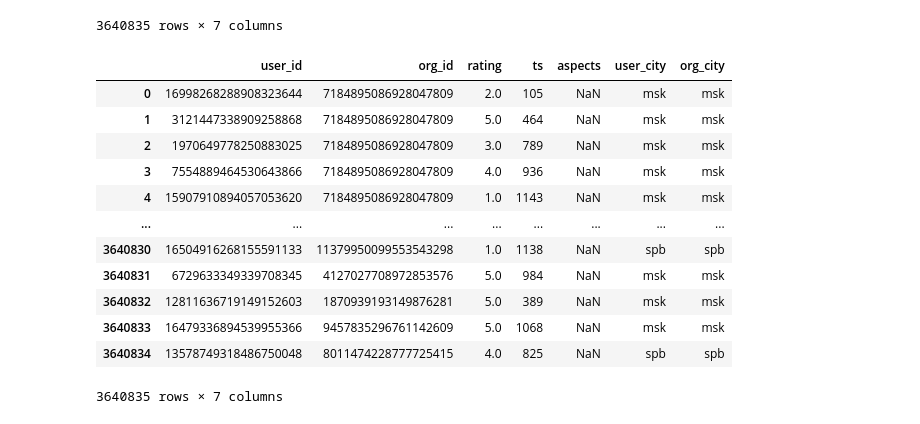
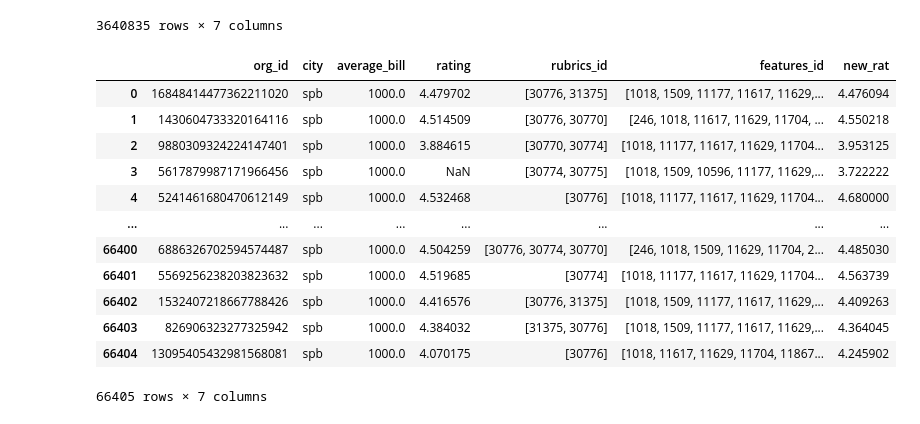
Before and after one commit to MyHorizonn/yacup2021_recsys, a Jupyter notebook: main.ipynb, the cells around one changed output. Cells and saved outputs as stored; diff of their text form; code cells hidden in the pictures.

```diff
--- a/main.ipynb
+++ b/main.ipynb
@@ -96,19 +60,25 @@ reviews
 # %%
 columns = ['aspects']
 apply_to_columns(reviews, columns)
-# %%
-reviews
-# %% [output]
-|  | user_id | org_id | rating | ts | aspects | user_city | org_city |
-| 0 | 16998268288908323644 | 7184895086928047809 | 2.0 | 105 | NaN | msk | msk |
-| 1 | 3121447338909258868 | 7184895086928047809 | 5.0 | 464 | NaN | msk | msk |
-| 2 | 1970649778250883025 | 7184895086928047809 | 3.0 | 789 | NaN | msk | msk |
-| 3 | 7554889464530643866 | 7184895086928047809 | 4.0 | 936 | NaN | msk | msk |
-| 4 | 15907910894057053620 | 7184895086928047809 | 1.0 | 1143 | NaN | msk | msk |
-| ... | ... | ... | ... | ... | ... | ... | ... |
-| 3640830 | 16504916268155591133 | 11379950099553543298 | 1.0 | 1138 | NaN | spb | spb |
-| 3640831 | 6729633349339708345 | 4127027708972853576 | 5.0 | 984 | NaN | msk | msk |
-| 3640832 | 12811636719149152603 | 1870939193149876281 | 5.0 | 389 | NaN | msk | msk |
-| 3640833 | 16479336894539955366 | 9457835296761142609 | 5.0 | 1068 | NaN | msk | msk |
-| 3640834 | 13578749318486750048 | 8011474228777725415 | 4.0 | 825 | NaN | spb | spb |
-3640835 rows × 7 columns
+# %%
+def fill_avg_rat(row):
+    avg_rat = reviews[reviews['org_id'] == row['org_id']]['rating'].mean()
+    return avg_rat
+# %%
+orgs['new_rat'] = orgs.progress_apply(fill_avg_rat, axis=1)
+# %%
+orgs
+# %% [output]
+|  | org_id | city | average_bill | rating | rubrics_id | features_id | new_rat |
+| 0 | 16848414477362211020 | spb | 1000.0 | 4.479702 | [30776, 31375] | [1018, 1509, 11177, 11617, 11629,... | 4.476094 |
+| 1 | 1430604733320164116 | spb | 1000.0 | 4.514509 | [30776, 30770] | [246, 1018, 11617, 11629, 11704, ... | 4.550218 |
+| 2 | 9880309324224147401 | spb | 1000.0 | 3.884615 | [30770, 30774] | [1018, 11177, 11617, 11629, 11704... | 3.953125 |
+| 3 | 5617879987171966456 | spb | 1000.0 | NaN | [30774, 30775] | [1018, 1509, 10596, 11177, 11629,... | 3.722222 |
+| 4 | 5241461680470612149 | spb | 1000.0 | 4.532468 | [30776] | [1018, 11177, 11617, 11629, 11704... | 4.680000 |
+| ... | ... | ... | ... | ... | ... | ... | ... |
+| 66400 | 6886326702594574487 | spb | 1000.0 | 4.504259 | [30776, 30774, 30770] | [246, 1018, 1509, 11629, 11704, 2... | 4.485030 |
+| 66401 | 5569256238203823632 | spb | 1000.0 | 4.519685 | [30774] | [1018, 11177, 11617, 11629, 11704... | 4.563739 |
+| 66402 | 1532407218667788426 | spb | 1000.0 | 4.416576 | [30776, 31375] | [1018, 1509, 11177, 11617, 11629,... | 4.409263 |
+| 66403 | 826906323277325942 | spb | 1000.0 | 4.384032 | [31375, 30776] | [1018, 1509, 11177, 11617, 11629,... | 4.364045 |
+| 66404 | 13095405432981568081 | spb | 1000.0 | 4.070175 | [30776] | [1018, 11617, 11629, 11704, 11867... | 4.245902 |
+66405 rows × 7 columns
```
Also changed, not shown: parts of 22 cells of this notebook, 1 other file.
